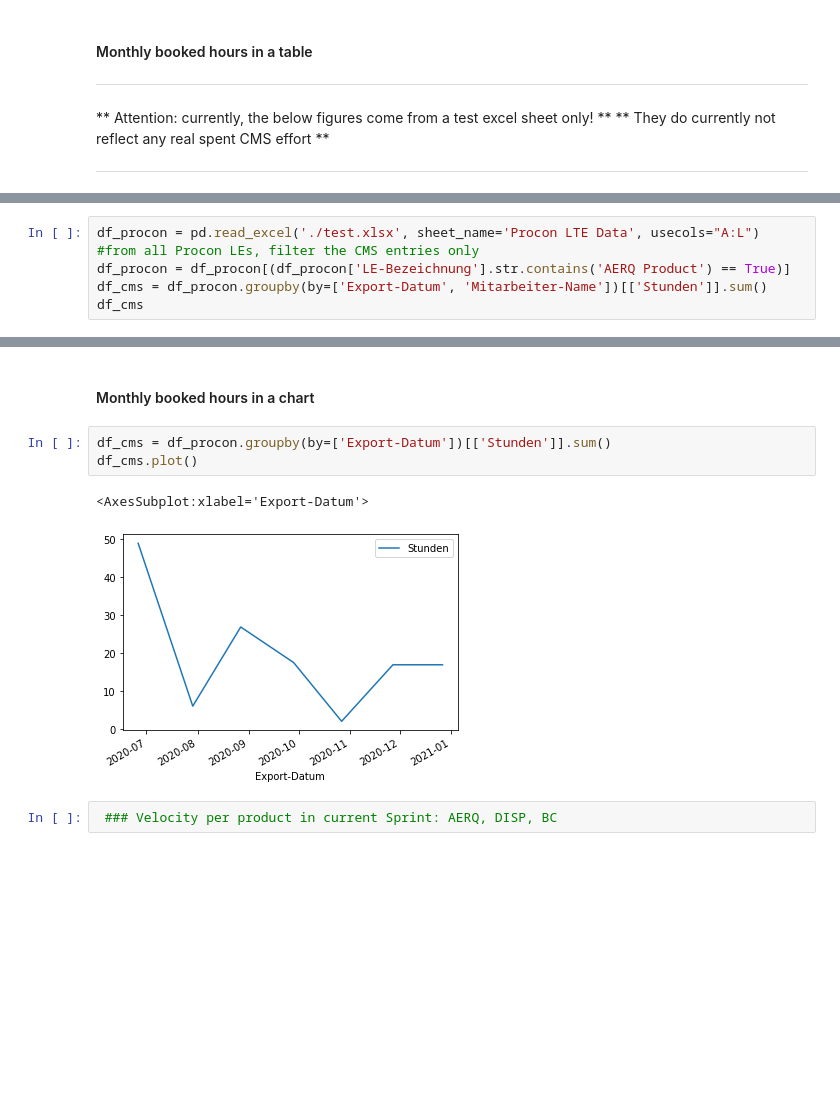
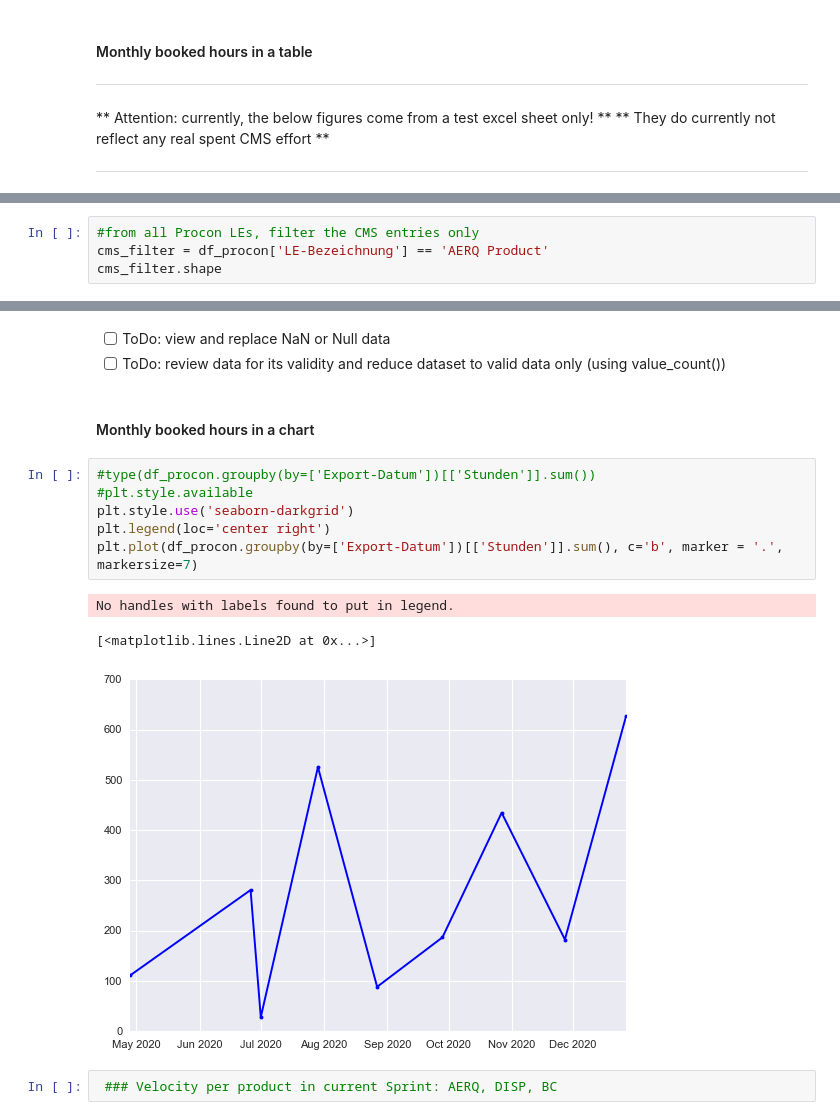
Before and after one commit to mweil372/jupyter-notebooks, a Jupyter notebook: aerq.bo.ipynb, the cells around one changed output, grey strips where cells are left out. Drawn from its saved outputs; the diff is of its cells as text; blank space fills up the shorter version.

```diff
--- a/aerq.bo.ipynb
+++ b/aerq.bo.ipynb
@@ -28,7 +46,5 @@ bcPw = '-*27&U9?<8)a'
 # %%
-df_procon = pd.read_excel('./test.xlsx', sheet_name='Procon LTE Data', usecols="A:L")
 #from all Procon LEs, filter the CMS entries only
-df_procon = df_procon[(df_procon['LE-Bezeichnung'].str.contains('AERQ Product') == True)]
-df_cms = df_procon.groupby(by=['Export-Datum', 'Mitarbeiter-Name'])[['Stunden']].sum()
-df_cms
+cms_filter = df_procon['LE-Bezeichnung'] == 'AERQ Product'
+cms_filter.shape
 # %% [output]
@@ -53,11 +78,18 @@ df_cms
+# %% [markdown]
+- [ ] ToDo: view and replace NaN or Null data
+- [ ] ToDo: review data for its validity and reduce dataset to valid data only (using value_count())
 # %% [markdown]
 #### Monthly booked hours in a chart
-# %%
-df_cms = df_procon.groupby(by=['Export-Datum'])[['Stunden']].sum()
-df_cms.plot()
-# %% [output]
-<AxesSubplot:xlabel='Export-Datum'>
-[figure, removed]
+# %%
+#type(df_procon.groupby(by=['Export-Datum'])[['Stunden']].sum())
+#plt.style.available
+plt.style.use('seaborn-darkgrid')
+plt.legend(loc='center right')
+plt.plot(df_procon.groupby(by=['Export-Datum'])[['Stunden']].sum(), c='b', marker = '.', markersize=7)
+# %% [output]
+No handles with labels found to put in legend.
+[<matplotlib.lines.Line2D at 0x...>]
+[figure, added]
 # %%
  ### Velocity per product in current Sprint: AERQ, DISP, BC
 # %%
```
Also changed, not shown: parts of 5 cells of this notebook.
